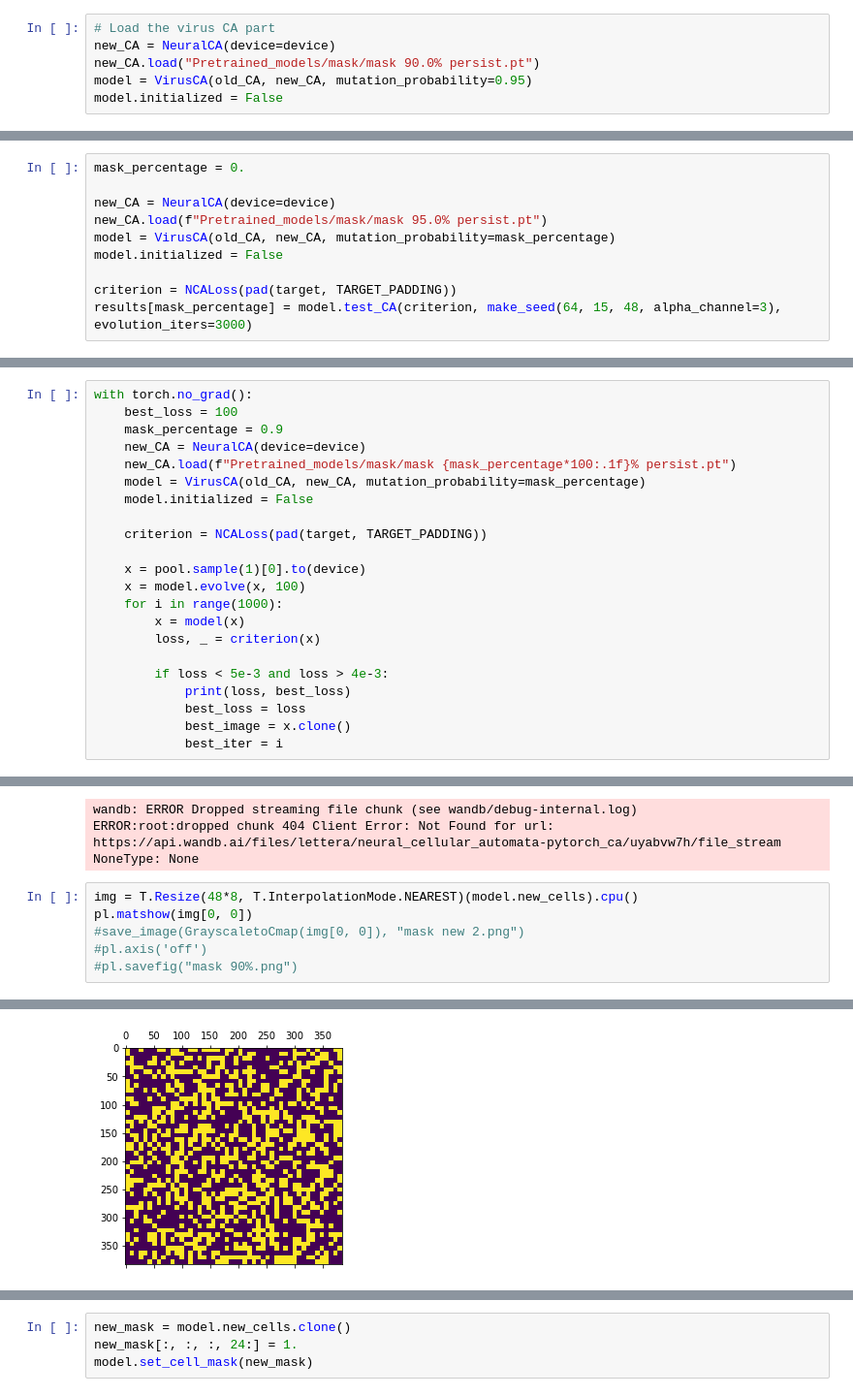
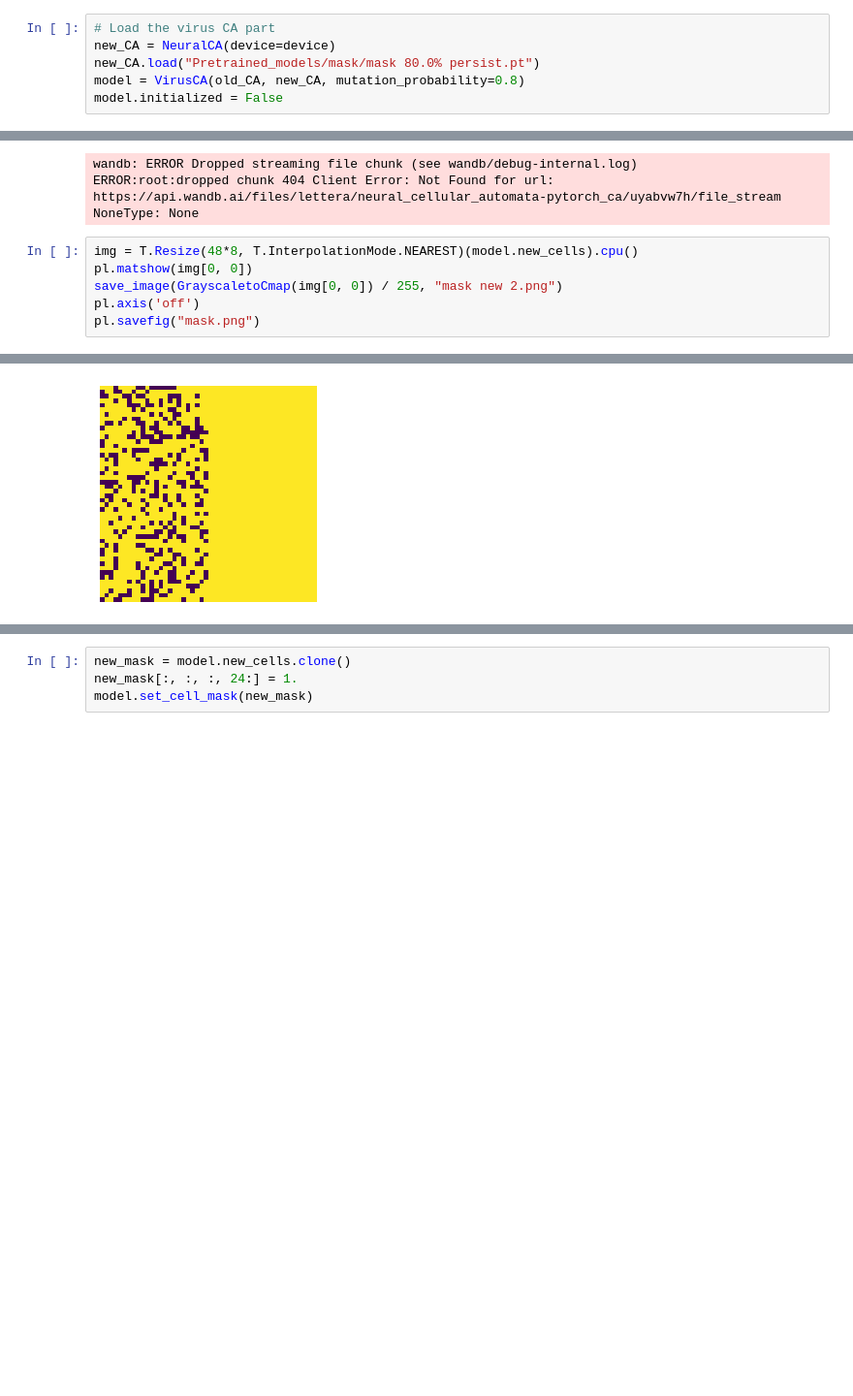
Before and after one commit to LetteraUnica/neural_cellular_automata, a Jupyter notebook: pytorch_ca/virus_CA.ipynb, the cells around one changed output, grey strips where cells are left out. Shown at 97% size. Saved outputs shown, nothing was run; the diff lists cells and outputs as text; blank space fills up the shorter version.

```diff
--- a/pytorch_ca/virus_CA.ipynb
+++ b/pytorch_ca/virus_CA.ipynb
@@ -58,8 +58,8 @@ target = target.to(device)
 # %%
 # Load the virus CA part
 new_CA = NeuralCA(device=device)
-new_CA.load("Pretrained_models/mask/mask 90.0% persist.pt")
-model = VirusCA(old_CA, new_CA, mutation_probability=0.95)
+new_CA.load("Pretrained_models/mask/mask 80.0% persist.pt")
+model = VirusCA(old_CA, new_CA, mutation_probability=0.8)
 model.initialized = False
 # %% [output]
 Successfully loaded model!
@@ -121,10 +65,0 @@ results = OrderedDict(sorted(results.items(), key=lambda t: t[0]))
-# %%
-mask_percentage = 0.
-
-new_CA = NeuralCA(device=device)
-new_CA.load(f"Pretrained_models/mask/mask 95.0% persist.pt")
-model = VirusCA(old_CA, new_CA, mutation_probability=mask_percentage)
-model.initialized = False
-
-criterion = NCALoss(pad(target, TARGET_PADDING))
-results[mask_percentage] = model.test_CA(criterion, make_seed(64, 15, 48, alpha_channel=3), evolution_iters=3000)
@@ -159,22 +85,0 @@ Clipping input data to the valid range for imshow with RGB data ([0..1] for floa
-# %%
-with torch.no_grad():
-    best_loss = 100
-    mask_percentage = 0.9
-    new_CA = NeuralCA(device=device)
-    new_CA.load(f"Pretrained_models/mask/mask {mask_percentage*100:.1f}% persist.pt")
-    model = VirusCA(old_CA, new_CA, mutation_probability=mask_percentage)
-    model.initialized = False
-
-    criterion = NCALoss(pad(target, TARGET_PADDING))
-
-    x = pool.sample(1)[0].to(device)
-    x = model.evolve(x, 100)
-    for i in range(1000):
-        x = model(x)
-        loss, _ = criterion(x)
-
-        if loss < 5e-3 and loss > 4e-3:
-            print(loss, best_loss)
-            best_loss = loss
-            best_image = x.clone()
-            best_iter = i
@@ -234,7 +112,7 @@ NoneType: None
 # %%
 img = T.Resize(48*8, T.InterpolationMode.NEAREST)(model.new_cells).cpu()
 pl.matshow(img[0, 0])
-#save_image(GrayscaletoCmap(img[0, 0]), "mask new 2.png")
-#pl.axis('off')
-#pl.savefig("mask 90%.png")
+save_image(GrayscaletoCmap(img[0, 0]) / 255, "mask new 2.png")
+pl.axis('off')
+pl.savefig("mask.png")
 # %% [output]
@@ -242 +119 @@ pl.matshow(img[0, 0])
-[figure, old version]
+[figure, new version]
```
Also changed, not shown: parts of 13 cells of this notebook, 5 other files.
